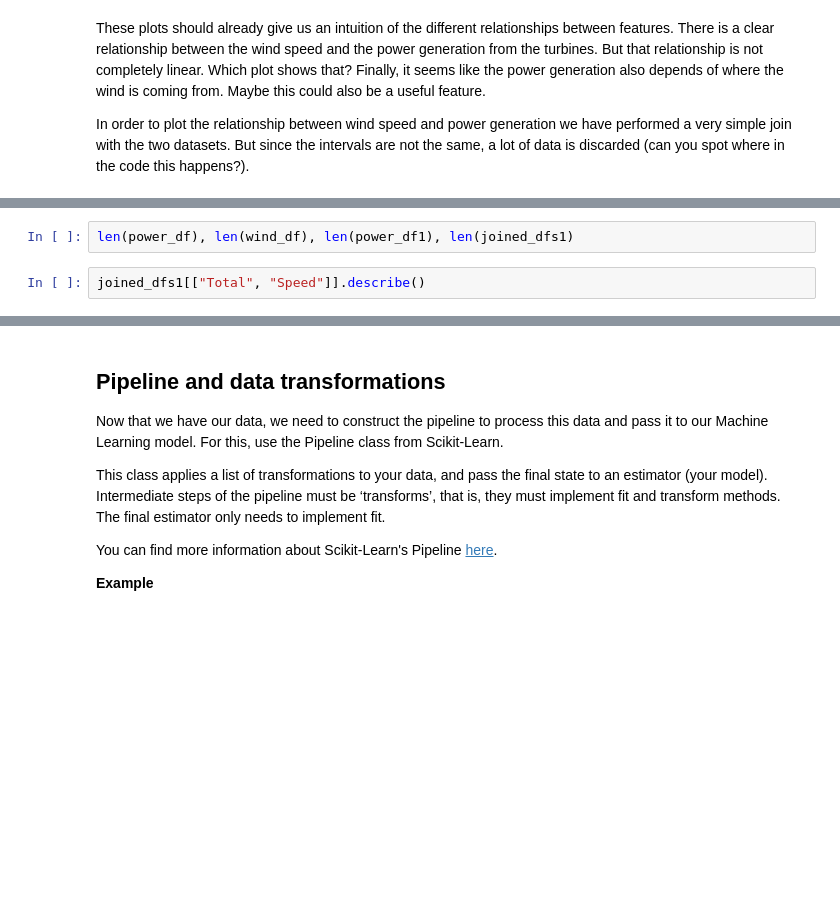
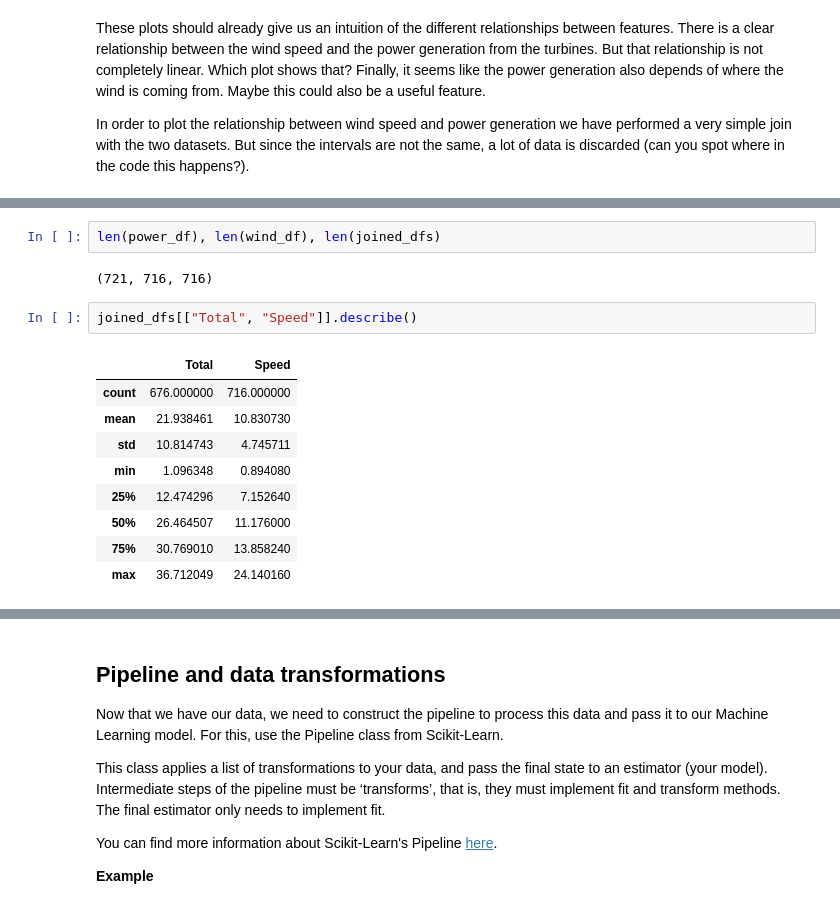
Before and after one commit to ppcharlotte/wind-power-forecasting-mlflow, a Jupyter notebook: exploration.ipynb, the cells around one changed output, grey strips where cells are left out. Drawn from its saved outputs; the diff is of its cells as text; blank space fills up the shorter version.

```diff
--- a/exploration.ipynb
+++ b/exploration.ipynb
@@ -205,4 +241,16 @@ print("Time difference pattern:", wind_df.index.to_series().diff().value_counts(
-# %%
-len(power_df), len(wind_df), len(power_df1), len(joined_dfs1)
+# %%
+len(power_df), len(wind_df), len(joined_dfs)
+# %% [output]
+(721, 716, 716)
 # %%
-joined_dfs1[["Total", "Speed"]].describe()
+joined_dfs[["Total", "Speed"]].describe()
+# %% [output]
+|  | Total | Speed |
+| count | 676.000000 | 716.000000 |
+| mean | 21.938461 | 10.830730 |
+| std | 10.814743 | 4.745711 |
+| min | 1.096348 | 0.894080 |
+| 25% | 12.474296 | 7.152640 |
+| 50% | 26.464507 | 11.176000 |
+| 75% | 30.769010 | 13.858240 |
+| max | 36.712049 | 24.140160 |
```
Also changed, not shown: parts of 15 cells of this notebook, 7 other files.
